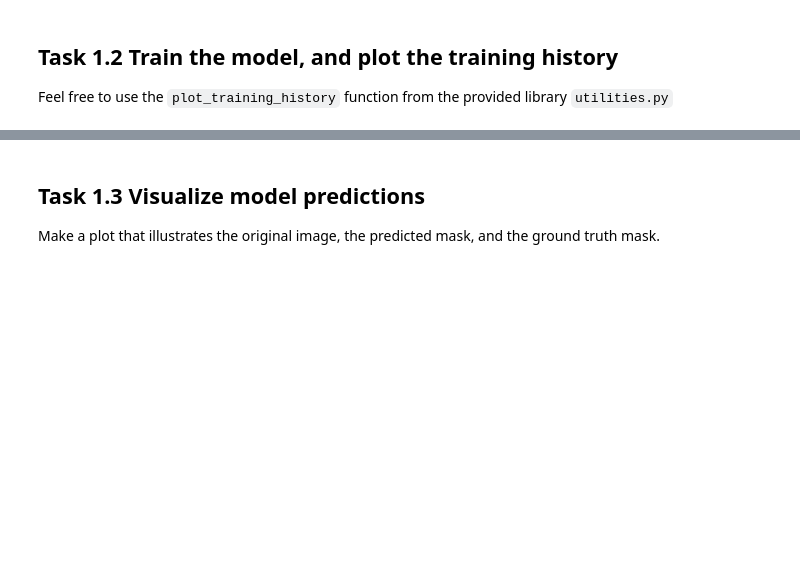
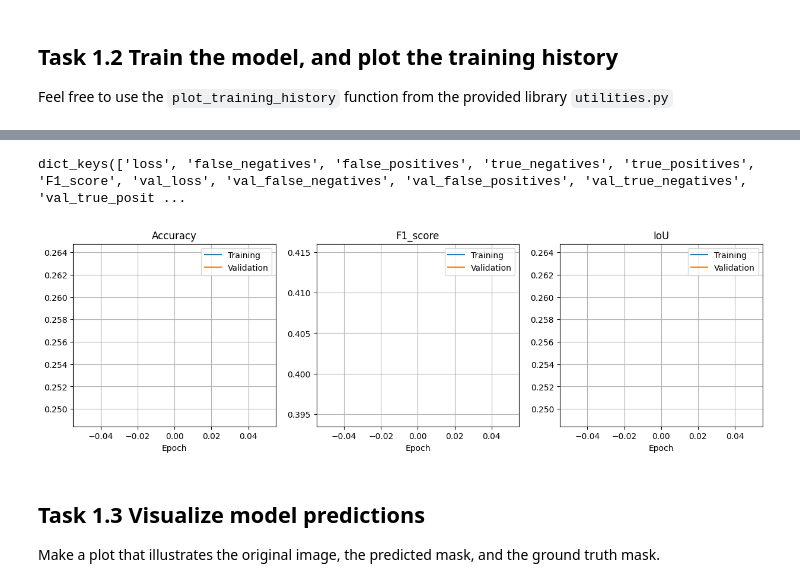
Before and after one commit to ToraaNMBU/dat300_h23_40, a Jupyter notebook: training_scripts/CA3_segm_template.ipynb, the cells around one changed output, grey strips where cells are left out. Saved outputs shown, nothing was run; the diff lists cells and outputs as text; code cells hidden in the pictures; blank space fills up the shorter version.

```diff
--- a/training_scripts/CA3_segm_template.ipynb
+++ b/training_scripts/CA3_segm_template.ipynb
@@ -99,6 +139,13 @@ Plot a few samples images and masks. Feel free to visualize any other aspects of
 # Preprocessing
 
 Preprocess the dataset in whatever ways you think are helpful.
+# %%
+# Find the maximum pixel value from the training data
+max_pixel_value = np.max(X_train)
+
+# Normalize the images to [0,1] using the max pixel value from the training data
+X_train = X_train.astype("float32") / max_pixel_value
+X_test = X_test.astype("float32") / max_pixel_value
 # %% [markdown]
 # Part 1: Implementing U-net
 
@@ -210,15 +257,32 @@ from tensorflow.keras.metrics import FalseNegatives, FalsePositives, TrueNegativ
 
 input_img = Input(shape=(128,128,3))
 model = get_unet(input_img, n_filters = 32, dropout = 0.0, batchnorm = True, n_classes = 1)
+batch_size = 32
+epochs = 2
+validation_split = 1/5
 # %% [markdown]
 ## Task 1.2 Train the model, and plot the training history
 Feel free to use the `plot_training_history` function from the provided library `utilities.py`
 # %%
-batch_size = 64
-epochs = 10
+
+
+# Get the current working directory
+current_directory = os.getcwd()
+
+# Define the substring you want to check for
+substring = "dat300-h23-40"
+
+# Check if the substring is in the current working directory
+if substring in current_directory:
+    MODEL_PATH = "/mnt/users/dat300-h23-40/ca3/models/model.keras"
+    PICTURE_PATH = "/mnt/users/dat300-h23-40/ca3/models/model.png"
+    batch_size = 128
+    epochs = 40
+else:
+    MODEL_PATH = "../models/model.keras"
+    PICTURE_PATH = "../models/model.png"
 
 # Create a validation split
-validation_split = 1/6
 
 # Compile the model
 model.compile(optimizer=Adam(learning_rate=0.001),
@@ -237,5 +301,6 @@ history = model.fit(X_train, y_train,
 end_time = time.time()
 elapsed_time = end_time - start_time
 print(f"Training took {elapsed_time:.5f} seconds.")
+print(f"Per epoch: {elapsed_time/epochs:.5f} seconds.")
 
-model.save("/mnt/users/dat300-h23-40/ca3/models/model.keras")
+model.save(MODEL_PATH)
@@ -242,3 +325,9 @@ model.save("/mnt/users/dat300-h23-40/ca3/models/model.keras")
+# %%
+print(history.history.keys())
+plot_training_history(history)
+# %% [output]
+dict_keys(['loss', 'false_negatives', 'false_positives', 'true_negatives', 'true_positives', 'F1_score', 'val_loss', 'val_false_negatives', 'val_false_positives', 'val_true_negatives', 'val_true_posit ...
+[figure, added]
 # %% [markdown]
 ## Task 1.3 Visualize model predictions
 
```
Also changed, not shown: parts of 14 cells of this notebook.
